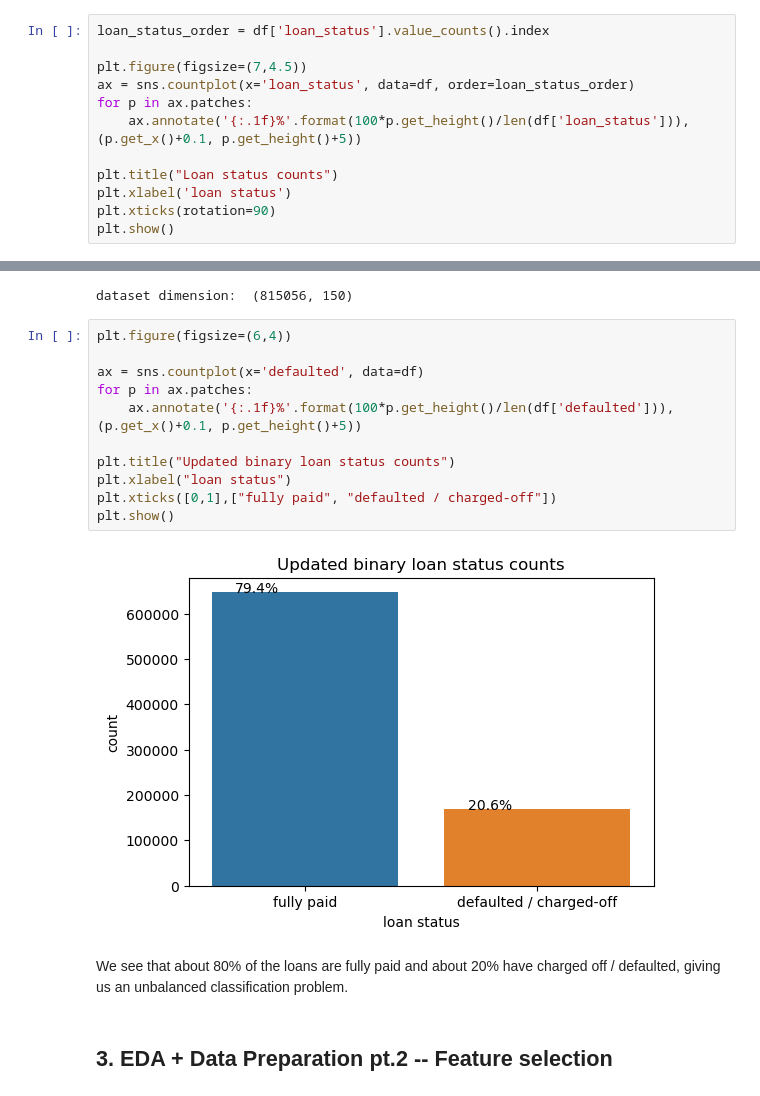
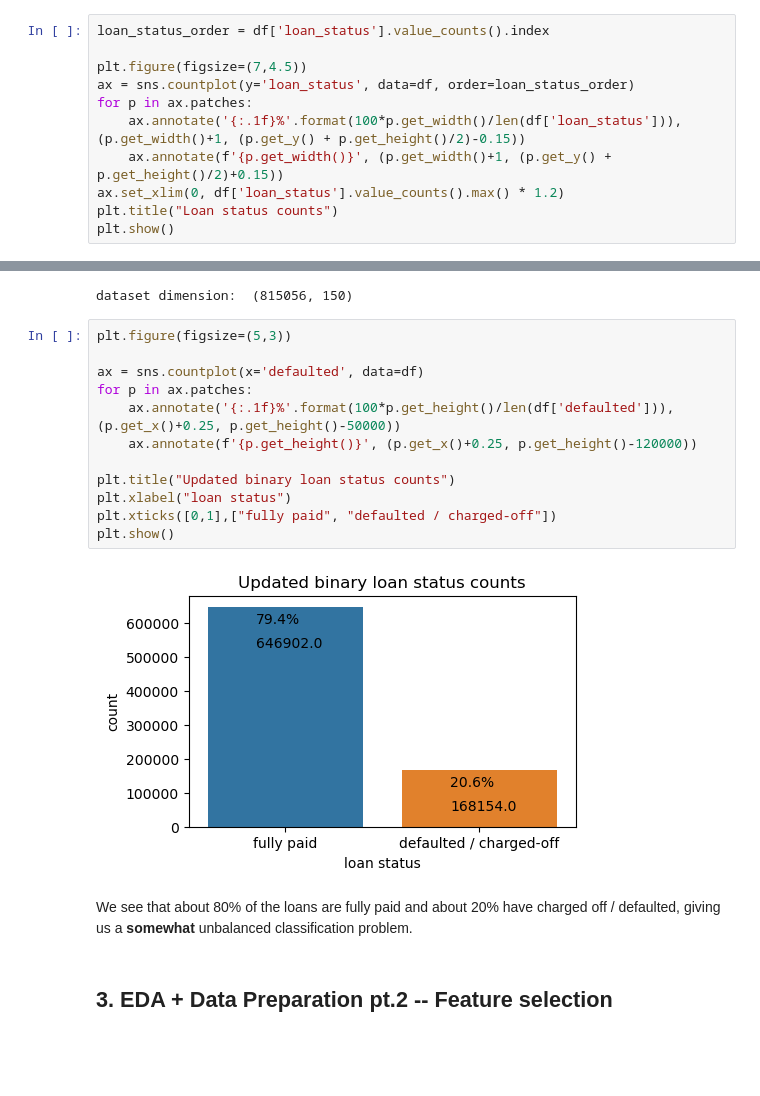
Before and after one commit to yxing12/data1030-load-default-prob, a Jupyter notebook: loan_default_prob.ipynb, the cells around one changed output, grey strips where cells are left out. Cells and saved outputs as stored; diff of their text form; blank space fills up the shorter version.

```diff
--- a/loan_default_prob.ipynb
+++ b/loan_default_prob.ipynb
@@ -94,12 +95,11 @@ Name: count, dtype: int64
 loan_status_order = df['loan_status'].value_counts().index
 
 plt.figure(figsize=(7,4.5))
-ax = sns.countplot(x='loan_status', data=df, order=loan_status_order)
+ax = sns.countplot(y='loan_status', data=df, order=loan_status_order)
 for p in ax.patches:
-    ax.annotate('{:.1f}%'.format(100*p.get_height()/len(df['loan_status'])), (p.get_x()+0.1, p.get_height()+5))
-
+    ax.annotate('{:.1f}%'.format(100*p.get_width()/len(df['loan_status'])), (p.get_width()+1, (p.get_y() + p.get_height()/2)-0.15))
+    ax.annotate(f'{p.get_width()}', (p.get_width()+1, (p.get_y() + p.get_height()/2)+0.15))
+ax.set_xlim(0, df['loan_status'].value_counts().max() * 1.2)
 plt.title("Loan status counts")
-plt.xlabel('loan status')
-plt.xticks(rotation=90)
 plt.show()
 # %% [output]
@@ -119,20 +119,21 @@ print('dataset dimension: ',df.shape)
 # %% [output]
 dataset dimension:  (815056, 150)
 # %%
-plt.figure(figsize=(6,4))
+plt.figure(figsize=(5,3))
 
 ax = sns.countplot(x='defaulted', data=df)
 for p in ax.patches:
-    ax.annotate('{:.1f}%'.format(100*p.get_height()/len(df['defaulted'])), (p.get_x()+0.1, p.get_height()+5))
+    ax.annotate('{:.1f}%'.format(100*p.get_height()/len(df['defaulted'])), (p.get_x()+0.25, p.get_height()-50000))
+    ax.annotate(f'{p.get_height()}', (p.get_x()+0.25, p.get_height()-120000))
 
 plt.title("Updated binary loan status counts")
 plt.xlabel("loan status")
 plt.xticks([0,1],["fully paid", "defaulted / charged-off"])
 plt.show()
 # %% [output]
-[figure, old version]
+[figure, new version]
 # %% [markdown]
-We see that about 80% of the loans are fully paid and about 20% have charged off / defaulted, giving us an unbalanced classification problem.
+We see that about 80% of the loans are fully paid and about 20% have charged off / defaulted, giving us a **somewhat** unbalanced classification problem.
 # %% [markdown]
 ## 3. EDA + Data Preparation pt.2 -- Feature selection
 # %% [markdown]
```
Also changed, not shown: parts of 23 cells of this notebook, 1 other file.
